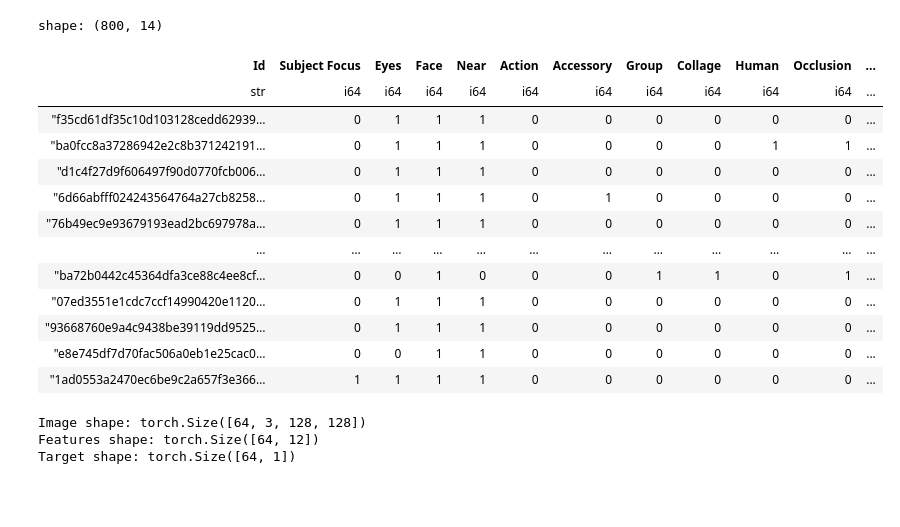
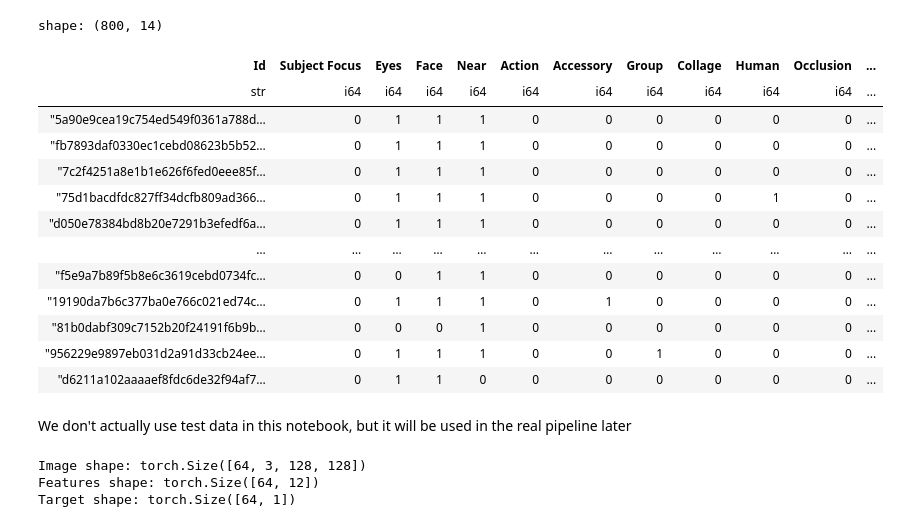
Before and after one commit to AndhikaWB/pawpularity-contest-dtc, a Jupyter notebook: notebook_mlflow.ipynb, the cells around one changed output. Saved outputs shown, nothing was run; the diff lists cells and outputs as text; code cells hidden in the pictures; blank space fills up the shorter version.

```diff
--- a/notebook_mlflow.ipynb
+++ b/notebook_mlflow.ipynb
@@ -23,32 +24,33 @@ import mlflow
 # Optimizer, loss function, etc. will be added later
 # If we declare here, the autocomplete will not work
 cfg = {
-    'csv_path': '../data/train.csv',
-    'img_dir': '../data/train',
-    'model_dir': 'model',
-    'sample_size': 1000,
+    'csv_path': 'data/raw/data.csv',
+    'img_dir': 'data/raw/images',
+    'sample_size': 2000,
     'img_size': (128, 128),
     'seed': 1337,
     'lr': 0.001,
     'batch_size': 64,
-    'epochs': 20,
-    'monitor': 'val_bce',
+    'epochs': 1,
     'patience': 5
 }
 
 tags = {
     'author': 'Andhika',
-    'lib': 'PyTorch',
-    'model': 'CNN',
-    'ext': 'ipynb'
+    'framework': 'PyTorch',
+    'model': 'Simple CNN',
+    'extension': 'ipynb'
 }
 
-exp_name = 'pawpaw-experiment'
-reg_model_name = 'dev.pawpaw-model'
+os.environ['MLFLOW_TRACKING_USERNAME'] = 'mlflow'
+os.environ['MLFLOW_TRACKING_PASSWORD'] = 'mlflow123456'
+
+experiment_name = 'pawpaw-experiment'
+registered_model_name = 'dev.pawpaw-model'
 
 # Set MLFlow to track current experiment
 mlflow.set_tracking_uri('http://localhost:5000')
-mlflow.set_experiment(exp_name)
+mlflow.set_experiment(experiment_name)
 mlflow.enable_system_metrics_logging()
 
 # Set seed for reproducible experiment
@@ -59,33 +62,37 @@ Seed set to 1337
 # %%
 # Use dict so we can iterate the keys if needed
 # Looping variable directly will create an object copy
 # By using dict keys we will get a reference instead of copy
 df = {}
 
-# Take only 1000 sample images
-df['train'] = pl.read_csv(cfg['csv_path'])
-df['train'] = df['train'].sample(n = cfg['sample_size'], shuffle = True, seed = cfg['seed'])
+df_tmp = pl.read_csv(cfg['csv_path'])
+df_tmp = df_tmp.sample(n = cfg['sample_size'], shuffle = True, seed = cfg['seed'])
 
-# Train-validation split (80/20)
-df['val'] = df['train'].tail(int(0.2 * len(df['train'])))
-df['train'] = df['train'].head(len(df['train']) - len(df['val']))
+# Use half of the samples as test data
+df['test'] = df_tmp.head(int(0.5 * cfg['sample_size']))
 
+# The other half as train and val data (80/20)
+df_tmp = df_tmp.tail(len(df_tmp) - len(df['test']))
+df['val'] = df_tmp.tail(int(0.2 * len(df_tmp)))
+df['train'] = df_tmp.head(len(df_tmp) - len(df['val']))
+
+del df_tmp
 df['train']
 # %% [output]
 shape: (800, 14)
 | Id | Subject Focus | Eyes | Face | Near | Action | Accessory | Group | Collage | Human | Occlusion | ... |
 | str | i64 | i64 | i64 | i64 | i64 | i64 | i64 | i64 | i64 | i64 | ... |
-| "f35cd61df35c10d103128cedd62939… | 0 | 1 | 1 | 1 | 0 | 0 | 0 | 0 | 0 | 0 | ... |
-| "ba0fcc8a37286942e2c8b371242191… | 0 | 1 | 1 | 1 | 0 | 0 | 0 | 0 | 1 | 1 | ... |
-| "d1c4f27d9f606497f90d0770fcb006… | 0 | 1 | 1 | 1 | 0 | 0 | 0 | 0 | 0 | 0 | ... |
-| "6d66abfff024243564764a27cb8258… | 0 | 1 | 1 | 1 | 0 | 1 | 0 | 0 | 0 | 0 | ... |
-| "76b49ec9e93679193ead2bc697978a… | 0 | 1 | 1 | 1 | 0 | 0 | 0 | 0 | 0 | 0 | ... |
+| "5a90e9cea19c754ed549f0361a788d… | 0 | 1 | 1 | 1 | 0 | 0 | 0 | 0 | 0 | 0 | ... |
+| "fb7893daf0330ec1cebd08623b5b52… | 0 | 1 | 1 | 1 | 0 | 0 | 0 | 0 | 0 | 0 | ... |
+| "7c2f4251a8e1b1e626f6fed0eee85f… | 0 | 1 | 1 | 1 | 0 | 0 | 0 | 0 | 0 | 0 | ... |
+| "75d1bacdfdc827ff34dcfb809ad366… | 0 | 1 | 1 | 1 | 0 | 0 | 0 | 0 | 1 | 0 | ... |
+| "d050e78384bd8b20e7291b3efedf6a… | 0 | 1 | 1 | 1 | 0 | 0 | 0 | 0 | 0 | 0 | ... |
 | … | … | … | … | … | … | … | … | … | … | … | ... |
-| "ba72b0442c45364dfa3ce88c4ee8cf… | 0 | 0 | 1 | 0 | 0 | 0 | 1 | 1 | 0 | 1 | ... |
-| "07ed3551e1cdc7ccf14990420e1120… | 0 | 1 | 1 | 1 | 0 | 0 | 0 | 0 | 0 | 0 | ... |
-| "93668760e9a4c9438be39119dd9525… | 0 | 1 | 1 | 1 | 0 | 0 | 0 | 0 | 0 | 0 | ... |
-| "e8e745df7d70fac506a0eb1e25cac0… | 0 | 0 | 1 | 1 | 0 | 0 | 0 | 0 | 0 | 0 | ... |
-| "1ad0553a2470ec6be9c2a657f3e366… | 1 | 1 | 1 | 1 | 0 | 0 | 0 | 0 | 0 | 0 | ... |
+| "f5e9a7b89f5b8e6c3619cebd0734fc… | 0 | 0 | 1 | 1 | 0 | 0 | 0 | 0 | 0 | 0 | ... |
+| "19190da7b6c377ba0e766c021ed74c… | 0 | 1 | 1 | 1 | 0 | 1 | 0 | 0 | 0 | 0 | ... |
+| "81b0dabf309c7152b20f24191f6b9b… | 0 | 0 | 0 | 1 | 0 | 0 | 0 | 0 | 0 | 0 | ... |
+| "956229e9897eb031d2a91d33cb24ee… | 0 | 1 | 1 | 1 | 0 | 0 | 1 | 0 | 0 | 0 | ... |
+| "d6211a102aaaaef8fdc6de32f94af7… | 0 | 1 | 1 | 0 | 0 | 0 | 0 | 0 | 0 | 0 | ... |
 # %%
 fig = make_subplots(
     rows = 2,
@@ -124,6 +131,8 @@ for i, key in enumerate(['train', 'val']):
     )
 
 fig.update_layout(title = 'Pawpularity Histogram')
+# %% [markdown]
+We don't actually use test data in this notebook, but it will be used in the real pipeline later
 # %%
 class PawDataset(Dataset):
     def __init__(self, df: pl.DataFrame, img_dir: str, img_transform = None, transform = None):
```
Also changed, not shown: parts of 23 cells of this notebook, 27 other files.
